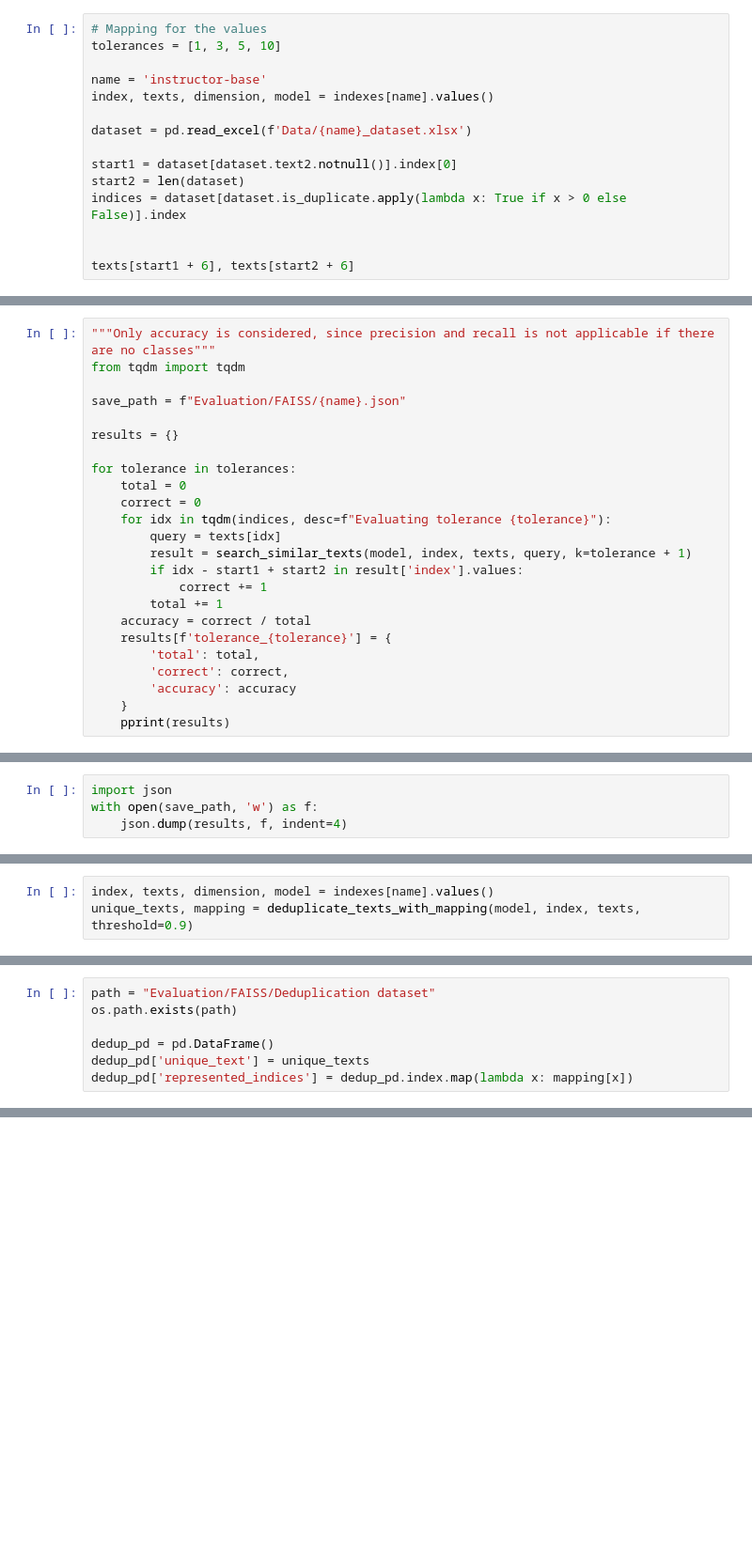
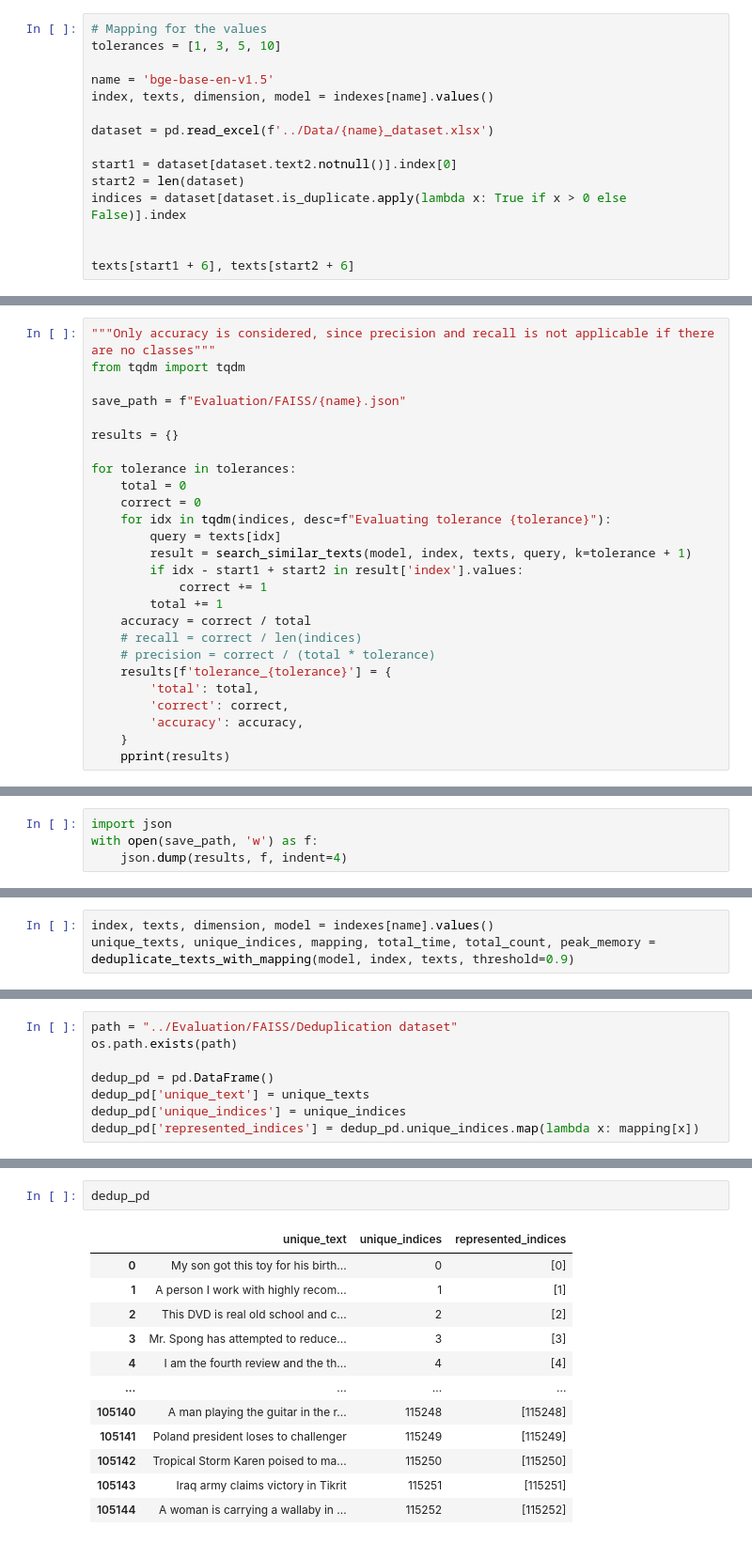
Before and after one commit to Kriss-Nevile/Extended-DSA, a Jupyter notebook: Search/FAISSearch.ipynb, the cells around one changed output, grey strips where cells are left out. Shown: that part at 94% size. Cells and saved outputs as stored; diff of their text form; blank space fills up the shorter version.

Commit message:
update deduplicated result format, added memory time tracking for evaluation

```diff
--- a/Search/FAISSearch.ipynb
+++ b/Search/FAISSearch.ipynb
@@ -133,10 +130,10 @@ Clustering based evaluation can be performed on the negative samples
 # Mapping for the values
 tolerances = [1, 3, 5, 10]
 
-name = 'instructor-base'
+name = 'bge-base-en-v1.5'
 index, texts, dimension, model = indexes[name].values()
 
-dataset = pd.read_excel(f'Data/{name}_dataset.xlsx')
+dataset = pd.read_excel(f'../Data/{name}_dataset.xlsx')
 
 start1 = dataset[dataset.text2.notnull()].index[0]
 start2 = len(dataset)
@@ -165,10 +162,12 @@ for tolerance in tolerances:
             correct += 1
         total += 1
     accuracy = correct / total
+    # recall = correct / len(indices)
+    # precision = correct / (total * tolerance)
     results[f'tolerance_{tolerance}'] = {
         'total': total,
         'correct': correct,
-        'accuracy': accuracy
+        'accuracy': accuracy,
     }
     pprint(results)
 # %% [output]
@@ -238,3 +279,3 @@ def deduplicate_texts_with_mapping(model, index, texts, threshold=0.9):
 # %%
 index, texts, dimension, model = indexes[name].values()
-unique_texts, mapping = deduplicate_texts_with_mapping(model, index, texts, threshold=0.9)
+unique_texts, unique_indices, mapping, total_time, total_count, peak_memory = deduplicate_texts_with_mapping(model, index, texts, threshold=0.9)
@@ -251,7 +300,8 @@ KeyError: 86
 # %%
-path = "Evaluation/FAISS/Deduplication dataset"
+path = "../Evaluation/FAISS/Deduplication dataset"
 os.path.exists(path)
 
 dedup_pd = pd.DataFrame()
 dedup_pd['unique_text'] = unique_texts
-dedup_pd['represented_indices'] = dedup_pd.index.map(lambda x: mapping[x])
+dedup_pd['unique_indices'] = unique_indices
+dedup_pd['represented_indices'] = dedup_pd.unique_indices.map(lambda x: mapping[x])
@@ -259,0 +321,15 @@ KeyError: 86
+# %%
+dedup_pd
+# %% [output]
+|  | unique_text | unique_indices | represented_indices |
+| 0 | My son got this toy for his birth... | 0 | [0] |
+| 1 | A person I work with highly recom... | 1 | [1] |
+| 2 | This DVD is real old school and c... | 2 | [2] |
+| 3 | Mr. Spong has attempted to reduce... | 3 | [3] |
+| 4 | I am the fourth review and the th... | 4 | [4] |
+| ... | ... | ... | ... |
+| 105140 | A man playing the guitar in the r... | 115248 | [115248] |
+| 105141 | Poland president loses to challenger | 115249 | [115249] |
+| 105142 | Tropical Storm Karen poised to ma... | 115250 | [115250] |
+| 105143 | Iraq army claims victory in Tikrit | 115251 | [115251] |
+| 105144 | A woman is carrying a wallaby in ... | 115252 | [115252] |
```
Also changed, not shown: parts of 15 cells of this notebook, 5 other files.
